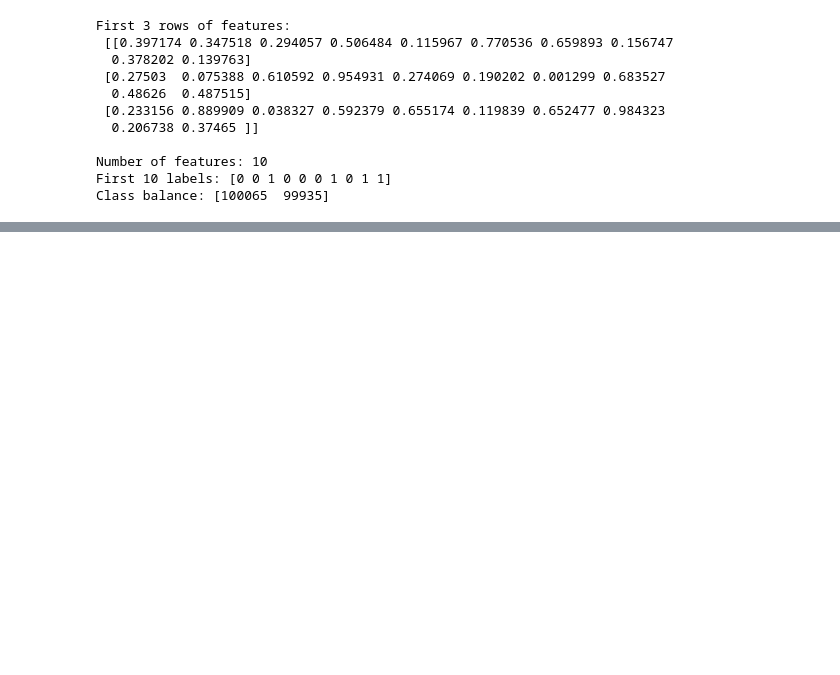
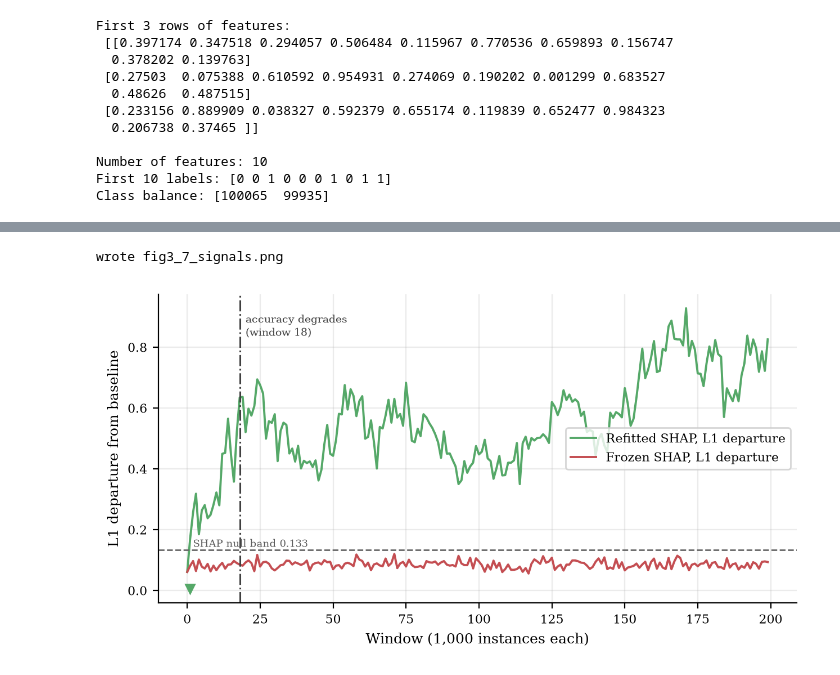
Before and after one commit to shreyuu/UoN-Business-Analytics, a Jupyter notebook: Dissertation/scripts/main.ipynb, the cells around one changed output, grey strips where cells are left out. Drawn from its saved outputs; the diff is of its cells as text; code cells hidden in the pictures; blank space fills up the shorter version.

```diff
--- a/Dissertation/scripts/main.ipynb
+++ b/Dissertation/scripts/main.ipynb
@@ -148,0 +197,24 @@ frozen importance swing per feature: [0.023 0.013 0.006 0.012 0.026 0.009 0.03
+# %%
+fig, ax = plt.subplots(figsize=(6.4, 3.4))
+ax.plot(win, retr_L1, color=CB[2], lw=1.4, label="Refitted SHAP, L1 departure")
+ax.plot(win, froz_L1, color=CB[3], lw=1.4, label="Frozen SHAP, L1 departure")
+ax.axhline(null_shp, color="0.4", ls="--", lw=1)
+ax.text(2, null_shp * 1.08, f"SHAP null band {null_shp:.3f}", fontsize=6.5, color="0.35")
+
+for nm, sig, c in [("Refitted SHAP L1", retr_L1, CB[2]), ("Frozen SHAP L1", froz_L1, CB[3])]:
+    a = ALARMS[nm]
+    if a is not None:
+        ax.plot(a, 0.005, marker="v", color=c, ms=6, clip_on=False)
+
+if t_deg is not None:
+    ax.axvline(t_deg, color="0.25", ls="-.", lw=1.1)
+    ax.text(t_deg + 2, ax.get_ylim()[1] * 0.86,
+            f"accuracy degrades\n(window {t_deg})", fontsize=7, color="0.25")
+
+ax.set_xlabel("Window (1,000 instances each)"); ax.set_ylabel("L1 departure from baseline")
+ax.legend(loc="center right")
+ax.spines["top"].set_visible(False); ax.spines["right"].set_visible(False)
+save(fig, "fig3_7_signals.png")
+# %% [output]
+wrote fig3_7_signals.png
+[figure, added]
```
Also changed, not shown: parts of 11 cells of this notebook, 8 other files.
